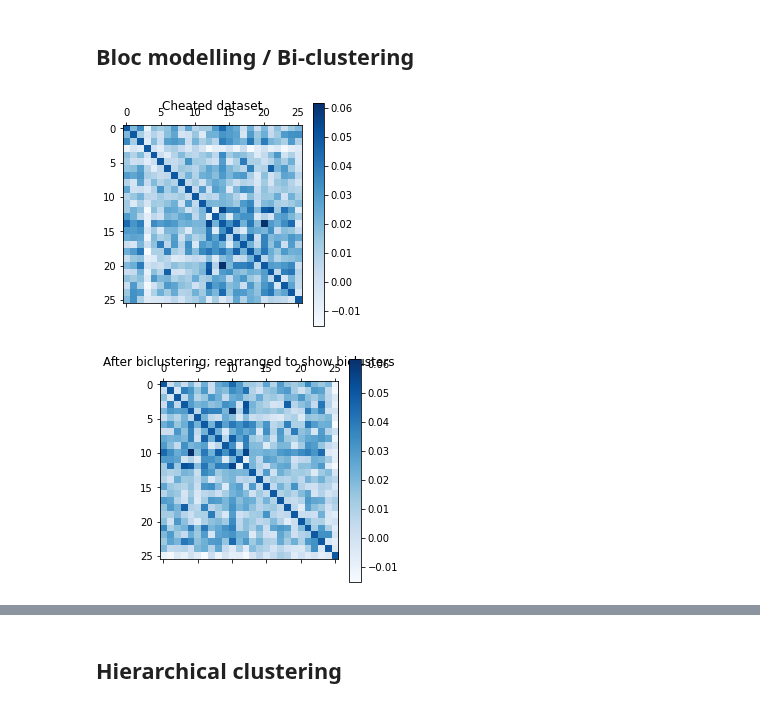
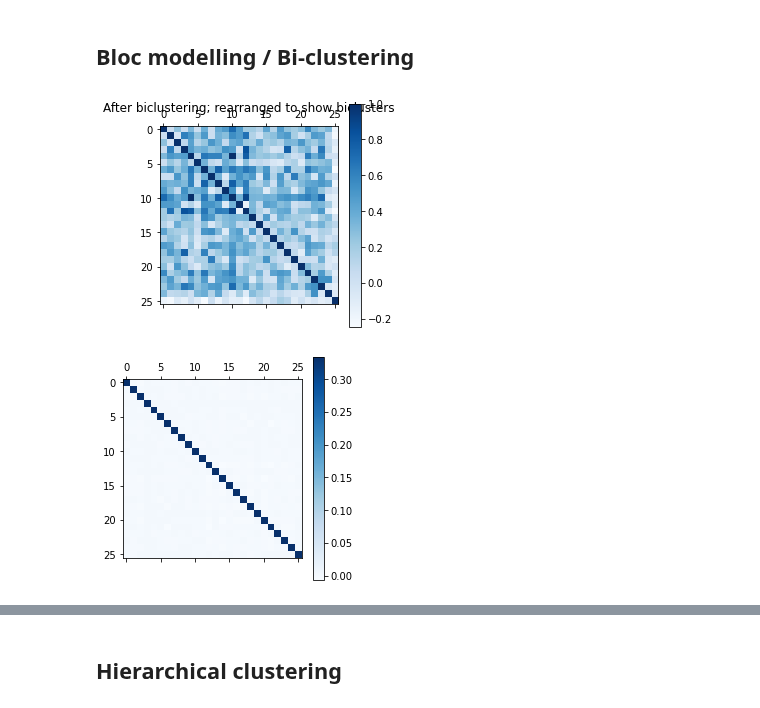
Before and after one commit to alexandremerasli/TFE, a Jupyter notebook: cluster_data.ipynb, the cells around one changed output, grey strips where cells are left out. Drawn from its saved outputs; the diff is of its cells as text; code cells hidden in the pictures.

```diff
--- a/cluster_data.ipynb
+++ b/cluster_data.ipynb
@@ -127,30 +119,33 @@ for i in range(len(matrix)):
 # %% [markdown]
 ## Bloc modelling / Bi-clustering
+# %%
+from sklearn.cluster import SpectralCoclustering
+
+# Fit the model
+cocluster = SpectralCoclustering(n_clusters=2, random_state=0)
+cocluster.fit(matrix_norm)
+'''
+score = consensus_score(model.biclusters_,
+                        (rows[:, row_idx], columns[:, col_idx]))
+
+print("consensus score: {:.3f}".format(score))
+'''
+fit_data = matrix_norm[np.argsort(cocluster.row_labels_)]
+fit_data = fit_data[:, np.argsort(cocluster.column_labels_)]
+
+# Show results
+plt.matshow(fit_data, cmap=plt.cm.Blues)
+plt.title("After biclustering; rearranged to show biclusters")
+plt.colorbar()
+plt.show()
+# %% [output]
+[figure, added]
 # %%
-matrix_cheat = np.copy(matrix)
-for i in range(len(matrix)):
-    matrix_cheat[i,i] = 0.05
+# Show matrix inverse (decorrelation?)
+decorr = np.linalg.inv(matrix)
 
-plt.matshow(matrix_cheat, cmap=plt.cm.Blues)
-plt.title("Cheated dataset")
+plt.matshow(decorr, cmap=plt.cm.Blues)
 plt.colorbar()
 plt.show()
 # %% [output]
-[figure, old version]
+[figure, new version]
-# %%
-model = SpectralCoclustering(n_clusters=2, random_state=0)
-model.fit(matrix_cheat)
-#score = consensus_score(model.biclusters_,
-#                        (rows[:, row_idx], columns[:, col_idx]))
-
-#print("consensus score: {:.3f}".format(score))
-
-fit_data = matrix_cheat[np.argsort(model.row_labels_)]
-fit_data = fit_data[:, np.argsort(model.column_labels_)]
-
-plt.matshow(fit_data, cmap=plt.cm.Blues)
-plt.title("After biclustering; rearranged to show biclusters")
-plt.colorbar()
-plt.show()
-# %% [output]
-[figure, removed]
```
Also changed, not shown: parts of 25 cells of this notebook.
